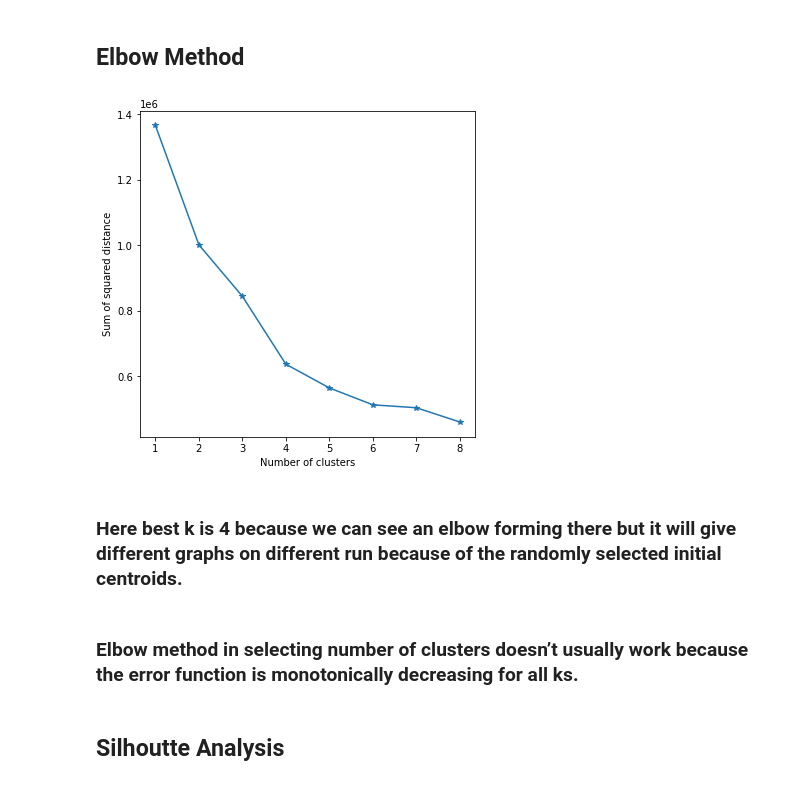
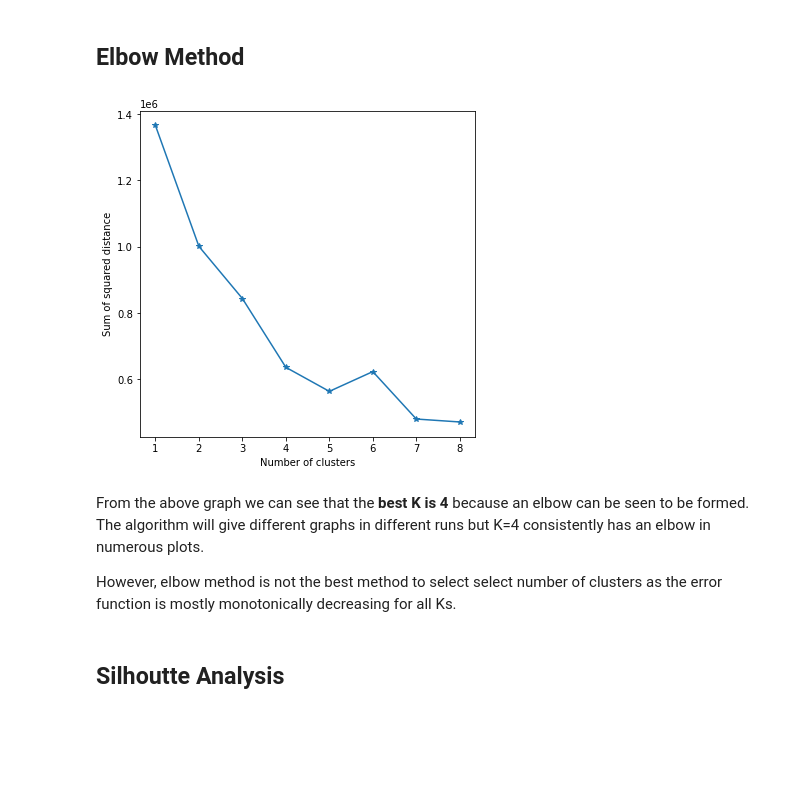
Before and after one commit to tusharc31/Data-Analytics, a Jupyter notebook: Project-1/codes/Q2.ipynb, the cells around one changed output. Cells and saved outputs as stored; diff of their text form; code cells hidden in the pictures; blank space fills up the shorter version.

```diff
--- a/Project-1/codes/Q2.ipynb
+++ b/Project-1/codes/Q2.ipynb
@@ -237,3 +243,6 @@ llist = ['cluster 1','cluster 2','cluster 3','cluster 4','cluster 5','cluster 6'
+# %%
+clist = ['#4DFF6A','#3355FF','#FF7733','#FF66E5','#FFFF00','#A9A9A9','#7e52c3']
+llist = ['Cluster 1','Cluster 2','Cluster 3','Cluster 4','Cluster 5','Cluster 6','Cluster 7']
 # %%
 given_k = [3,5,7]
 
@@ -365,20 +368,21 @@ for l,j in enumerate(given_k):
 # %%
 squarederr = []
 
 for i in range(1, 9):
     km = Kmeans(n_clusters=i)
     km.fit(X_std)
     squarederr.append(km.error)
-plt.figure(figsize=(6, 6))
-plt.plot(list(range(1, 9)), squarederr, '-*')
-plt.xlabel('Number of clusters')
-plt.ylabel('Sum of squared distance');
+matplotlib.pyplot.figure(figsize=(6, 6))
+matplotlib.pyplot.plot(list(range(1, 9)), squarederr, '-*')
+matplotlib.pyplot.xlabel('Number of clusters')
+matplotlib.pyplot.ylabel('Sum of squared distance');
 # %% [output]
-[figure, old version]
+[figure, new version]
-# %% [markdown]
-### Here best k is 4 because we can see an elbow forming there but it will give different graphs on different run because of the randomly selected initial centroids.
-# %% [markdown]
-### Elbow method in selecting number of clusters doesn’t usually work because the error function is monotonically decreasing for all ks.
+# %% [markdown]
+From the above graph we can see that the **best K is 4** because an elbow can be seen to be formed.
+The algorithm will give different graphs in different runs but K=4 consistently has an elbow in numerous plots.
+
+However, elbow method is not the best method to select select number of clusters as the error function is mostly monotonically decreasing for all Ks.
 # %% [markdown]
 ## Silhoutte Analysis
 # %%
```
Also changed, not shown: parts of 19 cells of this notebook, 2 other files.
